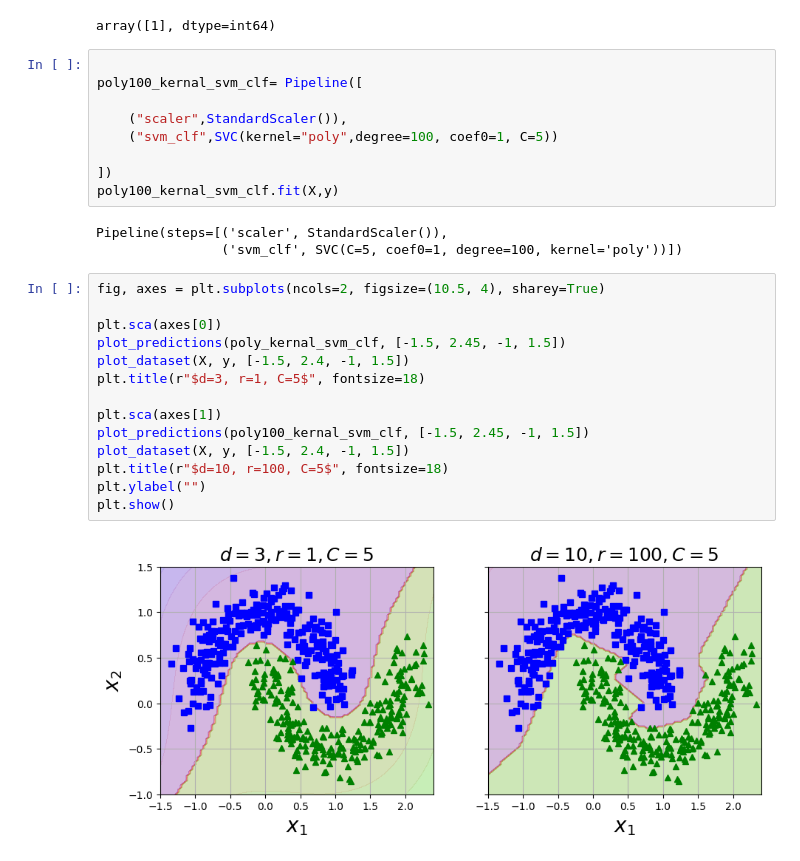
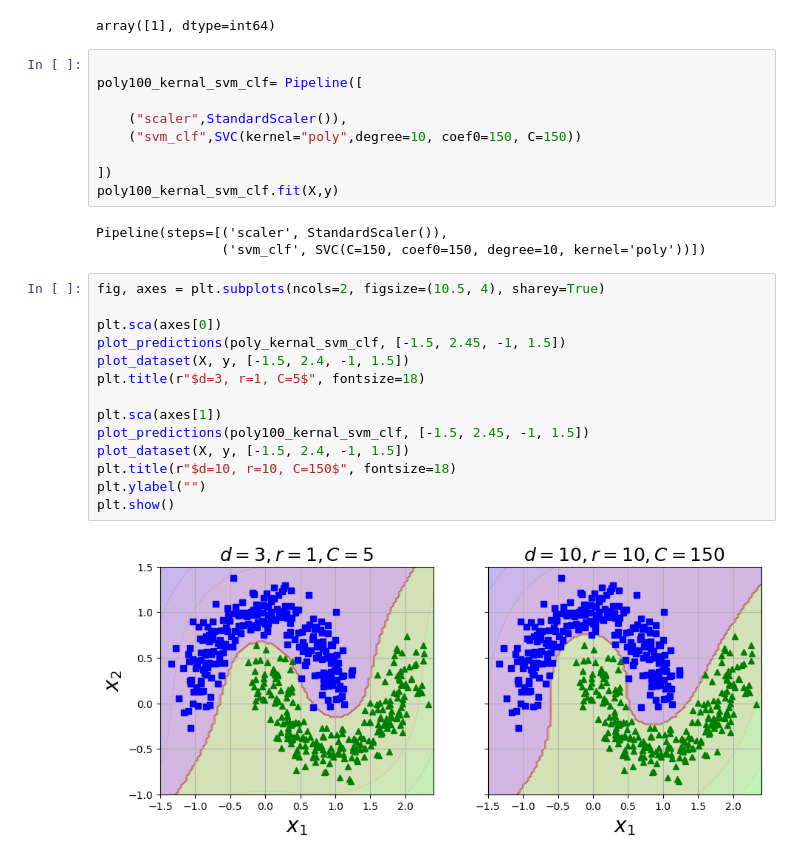
Before and after one commit to savindumahasen/CalifoniaHousingPrices, a Jupyter notebook: CalifoniaDataSetAnalysis.ipynb, the cells around one changed output. Cells and saved outputs as stored; diff of their text form.

```diff
--- a/CalifoniaDataSetAnalysis.ipynb
+++ b/CalifoniaDataSetAnalysis.ipynb
@@ -2165,26 +2170,26 @@ array([1], dtype=int64)
 poly100_kernal_svm_clf= Pipeline([
 
     ("scaler",StandardScaler()),
-    ("svm_clf",SVC(kernel="poly",degree=100, coef0=1, C=5))
+    ("svm_clf",SVC(kernel="poly",degree=10, coef0=150, C=150))
 
 ])
 poly100_kernal_svm_clf.fit(X,y)
 # %% [output]
 Pipeline(steps=[('scaler', StandardScaler()),
-                ('svm_clf', SVC(C=5, coef0=1, degree=100, kernel='poly'))])
+                ('svm_clf', SVC(C=150, coef0=150, degree=10, kernel='poly'))])
 # %%
 fig, axes = plt.subplots(ncols=2, figsize=(10.5, 4), sharey=True)
 
 plt.sca(axes[0])
 plot_predictions(poly_kernal_svm_clf, [-1.5, 2.45, -1, 1.5])
 plot_dataset(X, y, [-1.5, 2.4, -1, 1.5])
 plt.title(r"$d=3, r=1, C=5$", fontsize=18)
 
 plt.sca(axes[1])
 plot_predictions(poly100_kernal_svm_clf, [-1.5, 2.45, -1, 1.5])
 plot_dataset(X, y, [-1.5, 2.4, -1, 1.5])
-plt.title(r"$d=10, r=100, C=5$", fontsize=18)
+plt.title(r"$d=10, r=10, C=150$", fontsize=18)
 plt.ylabel("")
 plt.show()
 # %% [output]
-[figure, old version]
+[figure, new version]
```
Also changed, not shown: parts of 11 cells of this notebook.
